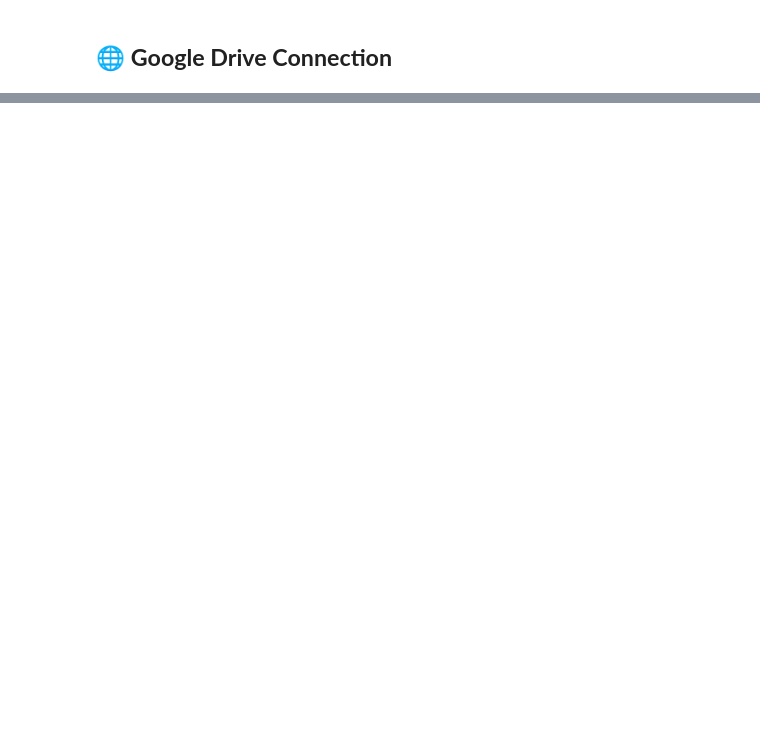
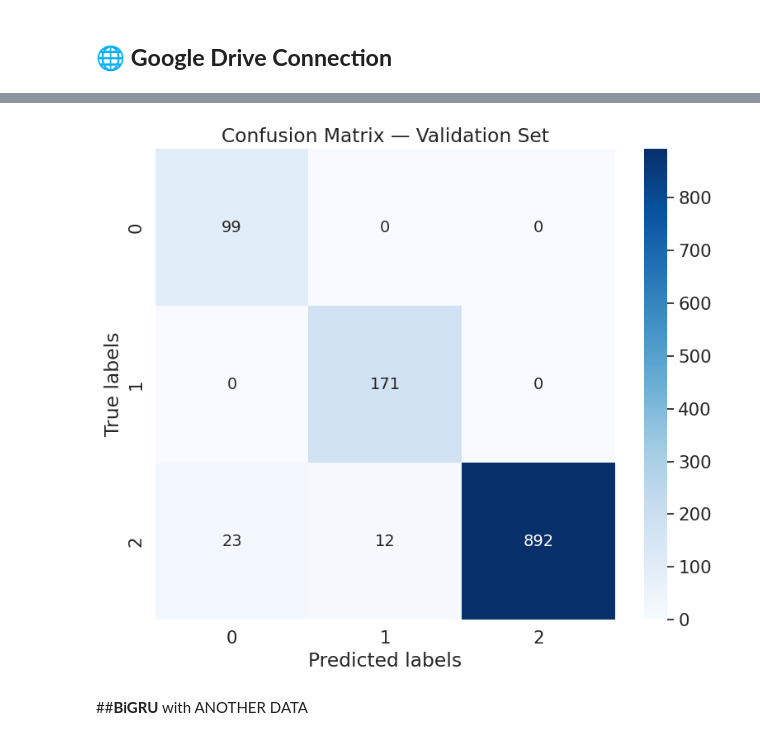
Before and after one commit to recognita/EIM-for-Muscle-Construction-Detection, a Jupyter notebook: challenge1.ipynb, the cells around one changed output, grey strips where cells are left out. Drawn from its saved outputs; the diff is of its cells as text; code cells hidden in the pictures; blank space fills up the shorter version.

```diff
--- a/challenge1.ipynb
+++ b/challenge1.ipynb
@@ -376,7 +12,0 @@ test_data_paths = {
-# %%
-df = pd.read_csv("pirate_pain_test.csv")
-
-# Таблица с лейблами, например: sample_index, label
-labels = pd.read_csv("pirate_pain_test_labels.csv")
-# fusilli хочет колонку 'prediction_label'
-labels = labels.rename(columns={"label": "prediction_label"})
@@ -443,0 +792,22 @@ preds_df.to_csv(f"{output_paths['checkpoints']}/{model_name}_test_predictions.cs
+# %%
+#FiLM with vectors
+class FiLMVec(nn.Module):
+    """
+    FiLM conditioning for vectors
+    Disability (0/1) -> gamma, beta applied element-wise to a vector.
+    """
+    def __init__(self, vec_dim, emb_dim=8):
+        super().__init__()
+        self.emb = nn.Embedding(2, emb_dim)  # disability ∈ {0,1}
+        self.to_gb = nn.Sequential(
+            nn.Linear(emb_dim, 2*vec_dim),
+            nn.Tanh()
+        )
+
+    def forward(self, v, d):
+        # v: [B, D]
+        # d: [B] or [B,1] (long)
+        d = d.squeeze(-1)          # ensure d is [B]
+        gb = self.to_gb(self.emb(d))  # [B, 2*D]
+        gamma, beta = gb.chunk(2, dim=1)  # [B, D], [B, D]
+        return v * (1 + 0.1 * gamma) + 0.1 * beta
@@ -443,0 +1178,20 @@ preds_df.to_csv(f"{output_paths['checkpoints']}/{model_name}_test_predictions.cs
+# %%
+# Generate confusion matrix for detailed error analysis
+cm = confusion_matrix(y_true, y_pred)
+
+# Create numeric labels for heatmap annotation
+labels = np.array([f"{num}" for num in cm.flatten()]).reshape(cm.shape)
+
+# Visualise confusion matrix
+plt.figure(figsize=(8, 7))
+sns.heatmap(cm, annot=labels, fmt='',
+            cmap='Blues')
+plt.xlabel('Predicted labels')
+plt.ylabel('True labels')
+plt.title('Confusion Matrix — Validation Set')
+plt.tight_layout()
+plt.show()
+# %% [output]
+[figure, added]
+# %% [markdown]
+##**BiGRU** with ANOTHER DATA
```
Also changed, not shown: parts of 77 cells of this notebook.
